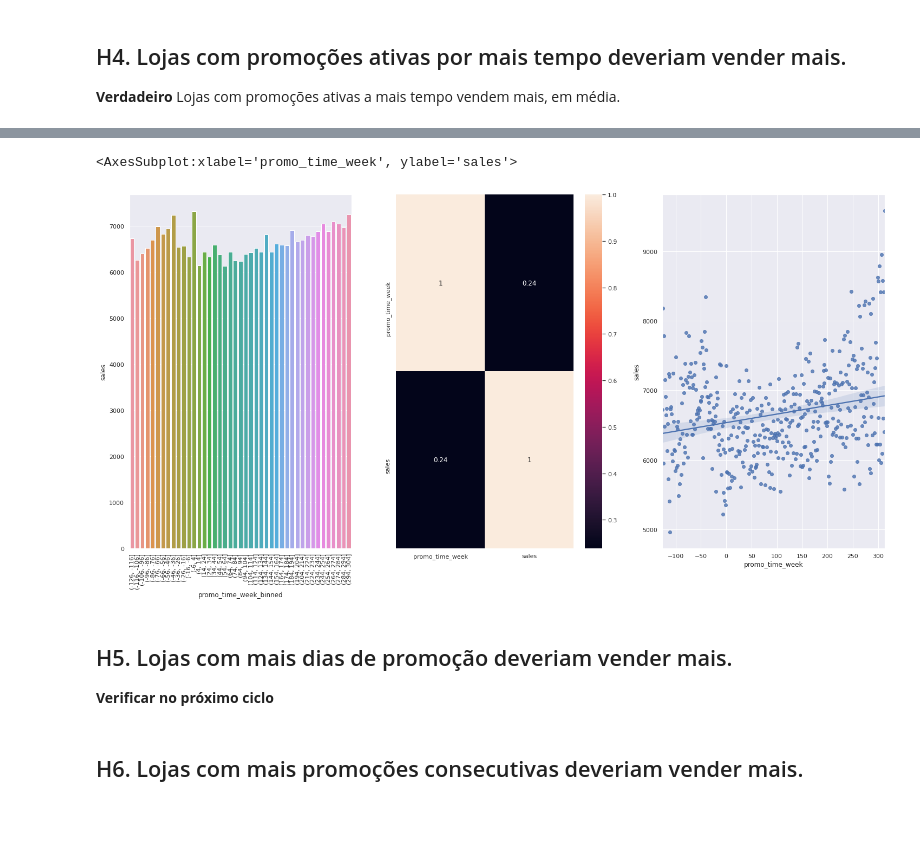
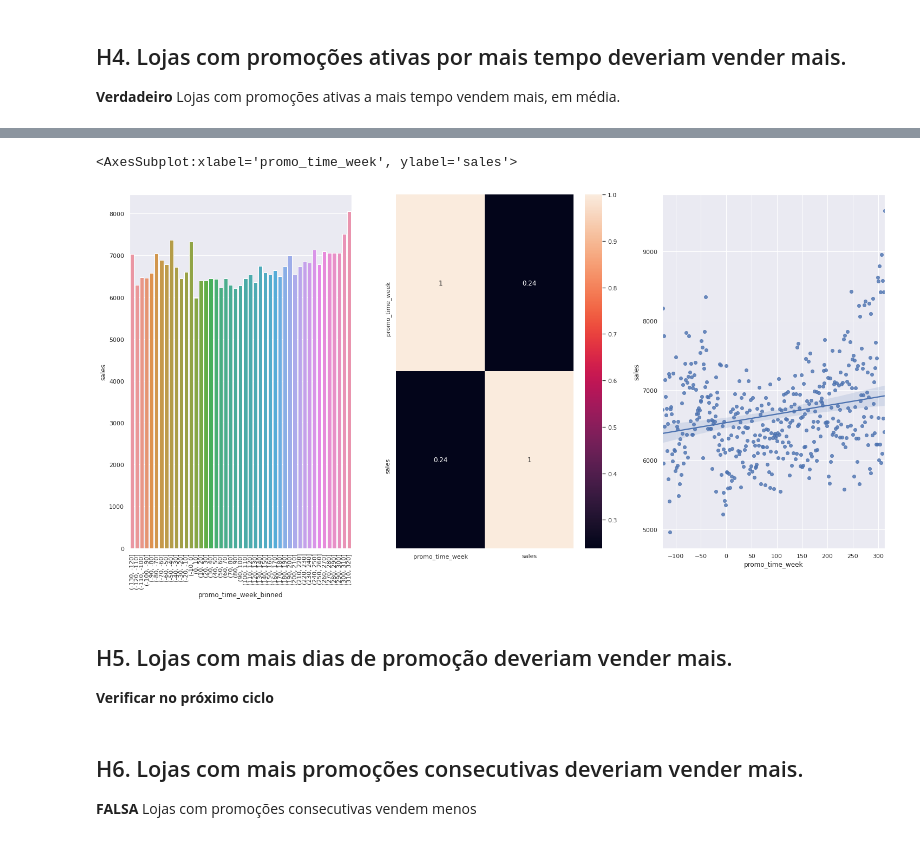
Before and after one commit to TadeuMadureira/DataScience_Em_Producao, a Jupyter notebook: DataScience_Em_Producao.ipynb, the cells around one changed output, grey strips where cells are left out. Cells and saved outputs as stored; diff of their text form; code cells hidden in the pictures.

```diff
--- a/DataScience_Em_Producao.ipynb
+++ b/DataScience_Em_Producao.ipynb
@@ -342,7 +342,7 @@ df2['day'] = df2['date'].dt.day
 df2['week_of_year'] = df2['date'].dt.isocalendar().week
 
 # year week
-df2['year_week'] = df2['date'].dt.strftime( '%Y-YW' )
+df2['year_week'] = df2['date'].dt.strftime( '%Y-%W' )
 
 # competition since
 df2['competition_since'] = df2.apply( lambda x: datetime.datetime( year=x['competition_open_since_year'], month=x['competition_open_since_month'],day=1 ), axis=1 )
@@ -487,23 +507,25 @@ sns.barplot( x='competition_time_month', y='sales', data=posi)
 # %%
+bins = list(np.arange(-130, 330, 10))
 df4['promo_time_week_binned'] = pd.cut( df4['promo_time_week'], bins=bins )
 
 aux2 = df4[['promo_time_week', 'sales']].groupby( 'promo_time_week' ).mean().reset_index()
 
 plt.subplot( 1, 3, 1 )
 aux1 = df4[['promo_time_week_binned', 'sales']].groupby( 'promo_time_week_binned' ).mean().reset_index()
 sns.barplot( x='promo_time_week_binned', y='sales', data=aux1 )
 plt.xticks(rotation=90);
 
 plt.subplot( 1, 3, 2 )
 sns.heatmap( aux2.corr( method='pearson' ), annot=True )
 
 plt.subplot( 1, 3, 3 )
 sns.regplot( x='promo_time_week', y='sales', data=aux2 )
 # %% [output]
 <AxesSubplot:xlabel='promo_time_week', ylabel='sales'>
-[figure, old version]
+[figure, new version]
 # %% [markdown]
 ## H5. Lojas com mais dias de promoção deveriam vender mais.
 **Verificar no próximo ciclo**
 # %% [markdown]
 ## H6. Lojas com mais promoções consecutivas deveriam vender mais.
+**FALSA** Lojas com promoções consecutivas vendem menos
```
Also changed, not shown: parts of 15 cells of this notebook.
